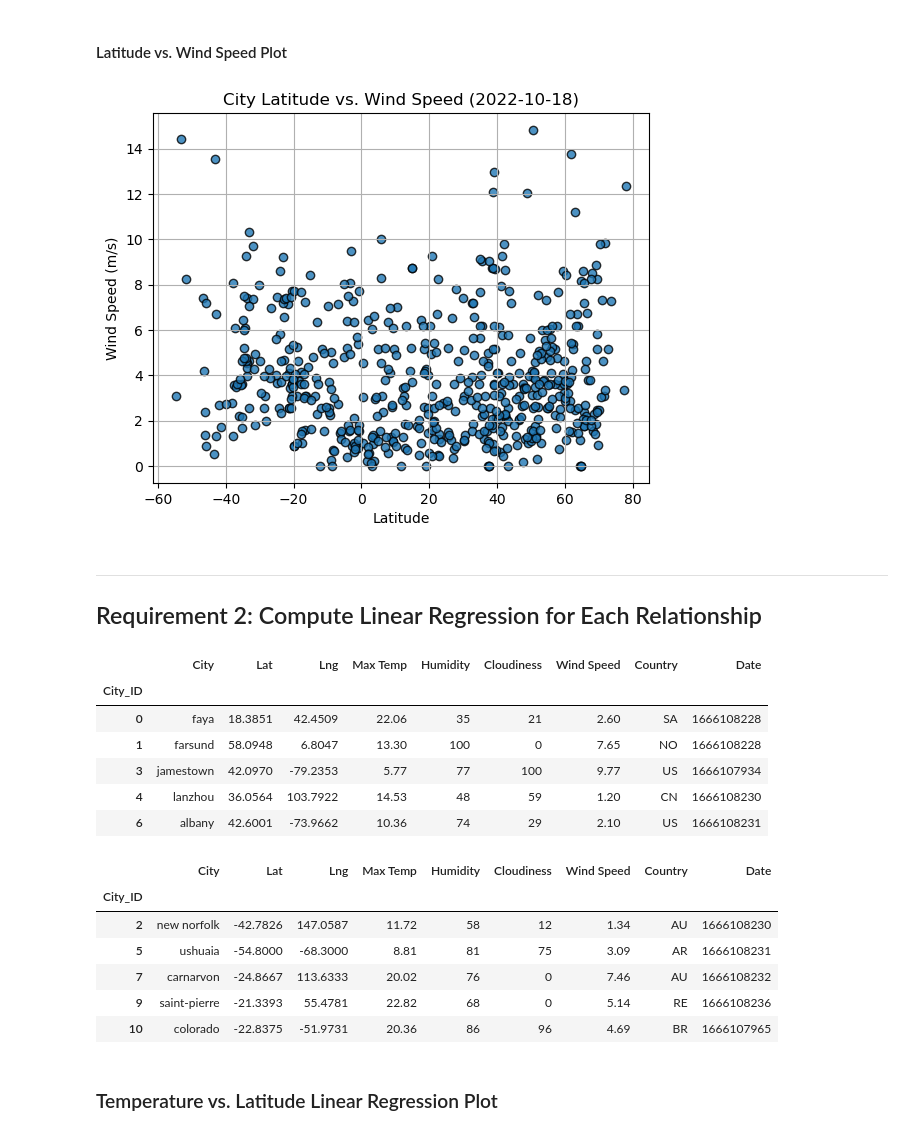
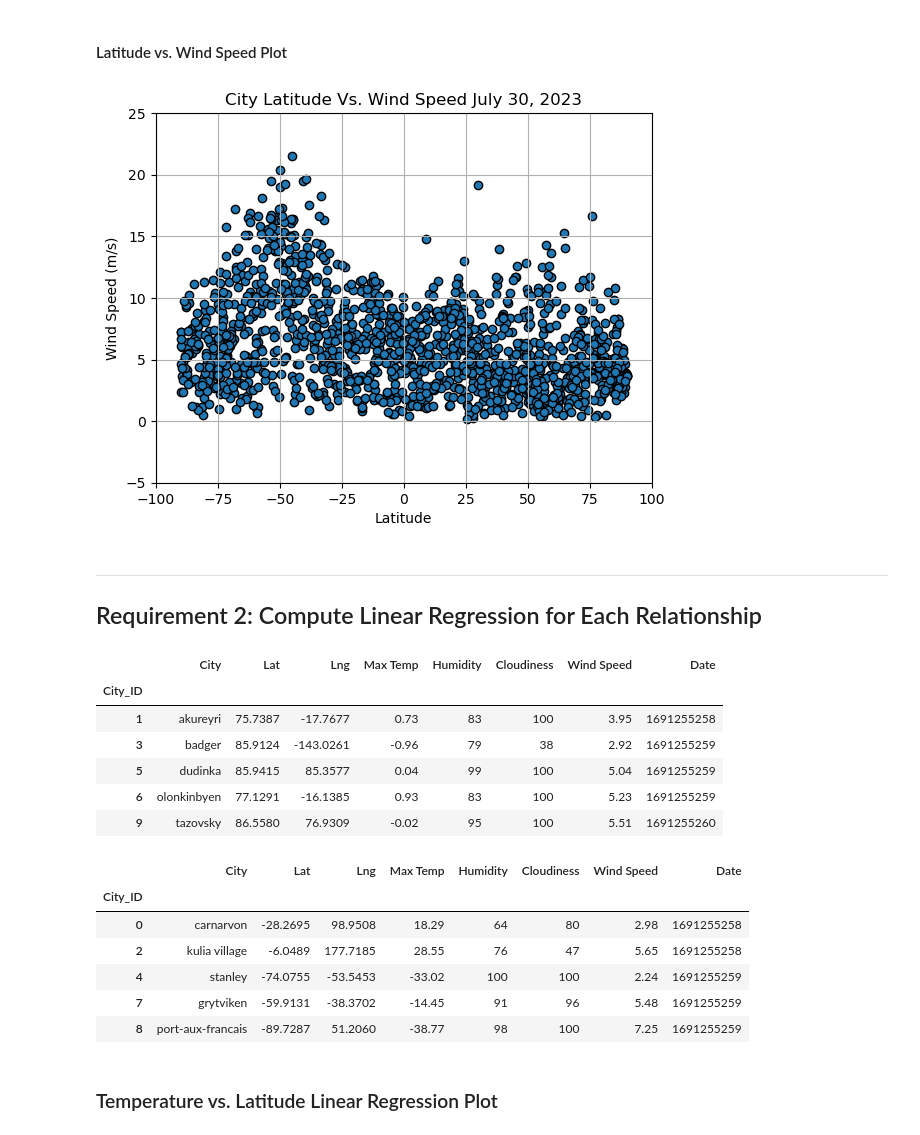
Before and after one commit to wsabrinabriggs/python-api-challenge-2, a Jupyter notebook: starter_code/WeatherPy.ipynb, the cells around one changed output. Cells and saved outputs as stored; diff of their text form; code cells hidden in the pictures.

```diff
--- a/starter_code/WeatherPy.ipynb
+++ b/starter_code/WeatherPy.ipynb
@@ -238,18 +281,28 @@ plt.show()
 #### Latitude vs. Wind Speed Plot
 # %%
 # Build the scatter plots for latitude vs. wind speed
-# YOUR CODE HERE
+x = city_data_df["Lat"]
+y_wind = city_data_df["Wind Speed"]
+
+lat_temp = city_data_df[["Lat", "Wind Speed"]]
+plt.scatter(x,y_wind,edgecolors='black')
 
 # Incorporate the other graph properties
-# YOUR CODE HERE
+plt.xlabel("Latitude")
+plt.ylabel("Wind Speed (m/s)")
+plt.title("City Latitude Vs. Wind Speed July 30, 2023")
+
+plt.xlim(-100,100)
+plt.ylim(-5,25)
+plt.grid()
 
 # Save the figure
 plt.savefig("output_data/Fig4.png")
 
 # Show plot
 plt.show()
 # %% [output]
-[figure, old version]
+[figure, new version]
 # %% [markdown]
 ---
 
@@ -260,30 +314,30 @@ plt.show()
 # %%
 # Create a DataFrame with the Northern Hemisphere data (Latitude >= 0)
-# YOUR CODE HERE
+northern_hemi_df = pd.DataFrame(city_data_df.loc[city_data_df['Lat']>=0,:])
 
 # Display sample data
 northern_hemi_df.head()
 # %% [output]
-|  | City | Lat | Lng | Max Temp | Humidity | Cloudiness | Wind Speed | Country | Date |
-| City_ID |  |  |  |  |  |  |  |  |  |
-| 0 | faya | 18.3851 | 42.4509 | 22.06 | 35 | 21 | 2.60 | SA | 1666108228 |
-| 1 | farsund | 58.0948 | 6.8047 | 13.30 | 100 | 0 | 7.65 | NO | 1666108228 |
-| 3 | jamestown | 42.0970 | -79.2353 | 5.77 | 77 | 100 | 9.77 | US | 1666107934 |
-| 4 | lanzhou | 36.0564 | 103.7922 | 14.53 | 48 | 59 | 1.20 | CN | 1666108230 |
-| 6 | albany | 42.6001 | -73.9662 | 10.36 | 74 | 29 | 2.10 | US | 1666108231 |
+|  | City | Lat | Lng | Max Temp | Humidity | Cloudiness | Wind Speed | Date |
+| City_ID |  |  |  |  |  |  |  |  |
+| 1 | akureyri | 75.7387 | -17.7677 | 0.73 | 83 | 100 | 3.95 | 1691255258 |
+| 3 | badger | 85.9124 | -143.0261 | -0.96 | 79 | 38 | 2.92 | 1691255259 |
+| 5 | dudinka | 85.9415 | 85.3577 | 0.04 | 99 | 100 | 5.04 | 1691255259 |
+| 6 | olonkinbyen | 77.1291 | -16.1385 | 0.93 | 83 | 100 | 5.23 | 1691255259 |
+| 9 | tazovsky | 86.5580 | 76.9309 | -0.02 | 95 | 100 | 5.51 | 1691255260 |
 # %%
 # Create a DataFrame with the Southern Hemisphere data (Latitude < 0)
-# YOUR CODE HERE
+southern_hemi_df = pd.DataFrame(city_data_df.loc[city_data_df['Lat']<0,:])
 
 # Display sample data
 southern_hemi_df.head()
 # %% [output]
-|  | City | Lat | Lng | Max Temp | Humidity | Cloudiness | Wind Speed | Country | Date |
-| City_ID |  |  |  |  |  |  |  |  |  |
-| 2 | new norfolk | -42.7826 | 147.0587 | 11.72 | 58 | 12 | 1.34 | AU | 1666108230 |
-| 5 | ushuaia | -54.8000 | -68.3000 | 8.81 | 81 | 75 | 3.09 | AR | 1666108231 |
-| 7 | carnarvon | -24.8667 | 113.6333 | 20.02 | 76 | 0 | 7.46 | AU | 1666108232 |
-| 9 | saint-pierre | -21.3393 | 55.4781 | 22.82 | 68 | 0 | 5.14 | RE | 1666108236 |
-| 10 | colorado | -22.8375 | -51.9731 | 20.36 | 86 | 96 | 4.69 | BR | 1666107965 |
+|  | City | Lat | Lng | Max Temp | Humidity | Cloudiness | Wind Speed | Date |
+| City_ID |  |  |  |  |  |  |  |  |
+| 0 | carnarvon | -28.2695 | 98.9508 | 18.29 | 64 | 80 | 2.98 | 1691255258 |
+| 2 | kulia village | -6.0489 | 177.7185 | 28.55 | 76 | 47 | 5.65 | 1691255258 |
+| 4 | stanley | -74.0755 | -53.5453 | -33.02 | 100 | 100 | 2.24 | 1691255259 |
+| 7 | grytviken | -59.9131 | -38.3702 | -14.45 | 91 | 96 | 5.48 | 1691255259 |
+| 8 | port-aux-francais | -89.7287 | 51.2060 | -38.77 | 98 | 100 | 7.25 | 1691255259 |
 # %% [markdown]
 ###  Temperature vs. Latitude Linear Regression Plot
```
Also changed, not shown: parts of 27 cells of this notebook, 6 other files.
